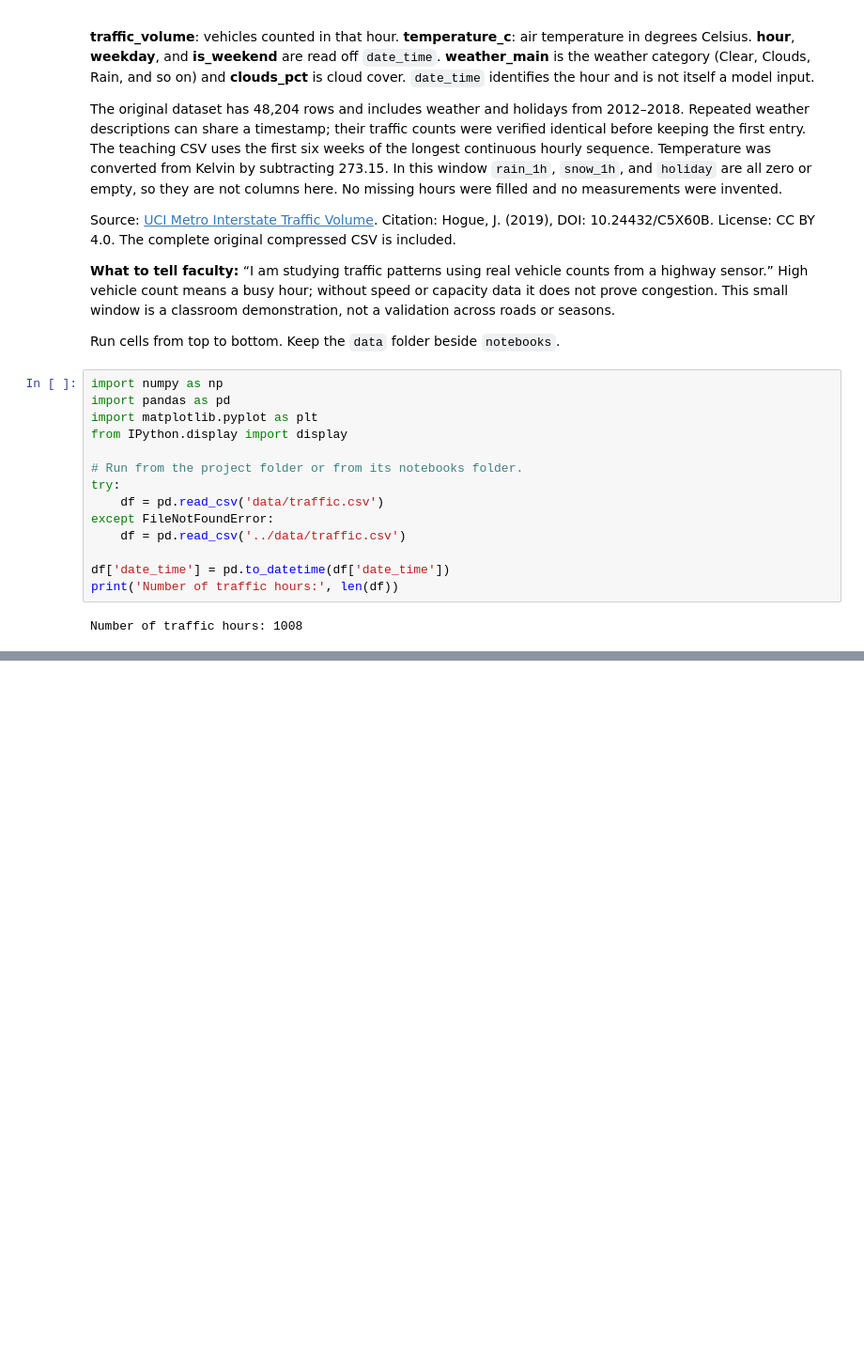
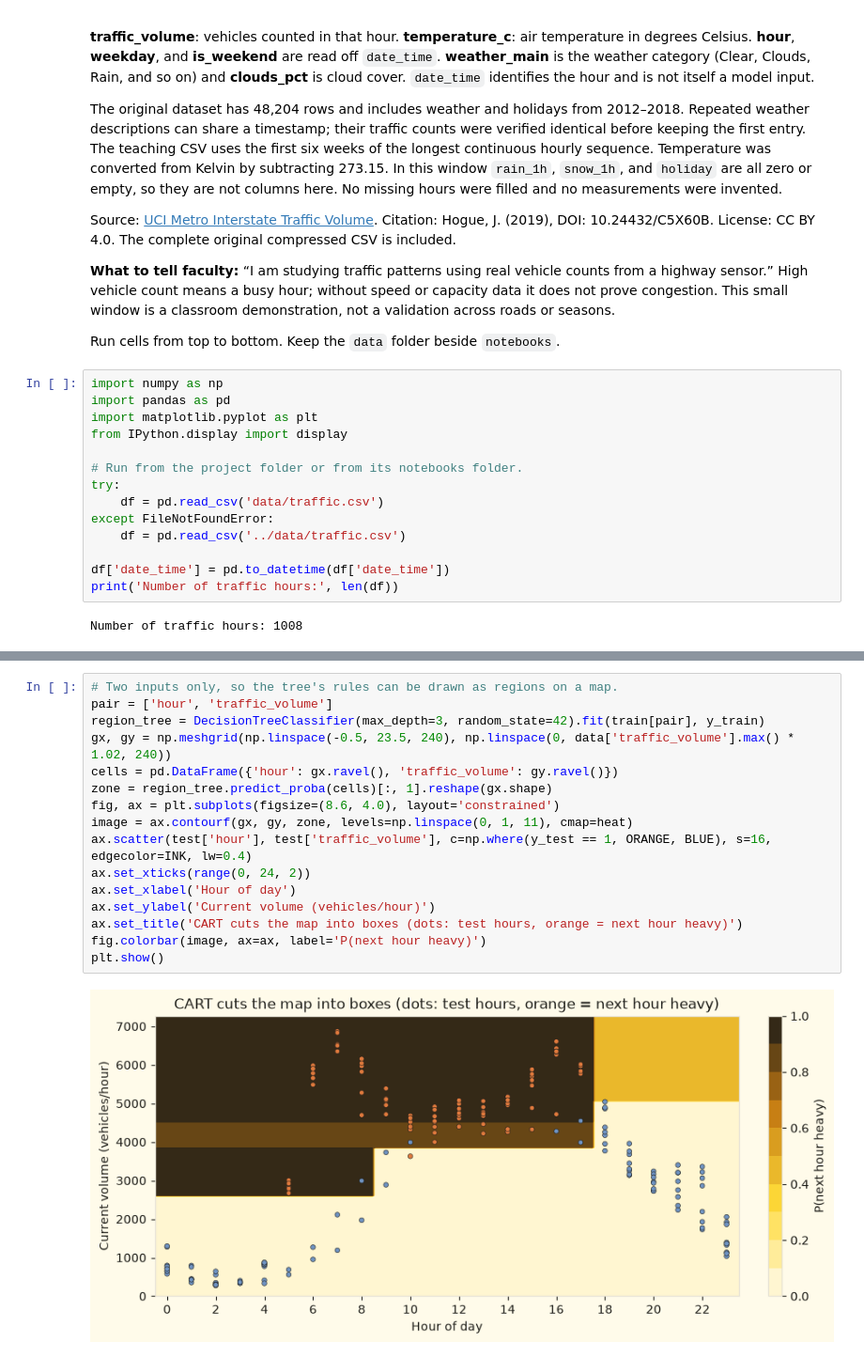
Before and after one commit to Skygazer1111/MLWeeklyProject, a Jupyter notebook: ml-lab/dist/notebooks/unit_5_combining_models.ipynb, the cells around one changed output, grey strips where cells are left out. Shown at 94% size. Saved outputs shown, nothing was run; the diff lists cells and outputs as text; blank space fills up the shorter version.

```diff
--- a/ml-lab/dist/notebooks/unit_5_combining_models.ipynb
+++ b/ml-lab/dist/notebooks/unit_5_combining_models.ipynb
@@ -127,0 +192,18 @@ A tree is one model; an ensemble combines several models. Compare the measured t
+# %%
+# Two inputs only, so the tree's rules can be drawn as regions on a map.
+pair = ['hour', 'traffic_volume']
+region_tree = DecisionTreeClassifier(max_depth=3, random_state=42).fit(train[pair], y_train)
+gx, gy = np.meshgrid(np.linspace(-0.5, 23.5, 240), np.linspace(0, data['traffic_volume'].max() * 1.02, 240))
+cells = pd.DataFrame({'hour': gx.ravel(), 'traffic_volume': gy.ravel()})
+zone = region_tree.predict_proba(cells)[:, 1].reshape(gx.shape)
+fig, ax = plt.subplots(figsize=(8.6, 4.0), layout='constrained')
+image = ax.contourf(gx, gy, zone, levels=np.linspace(0, 1, 11), cmap=heat)
+ax.scatter(test['hour'], test['traffic_volume'], c=np.where(y_test == 1, ORANGE, BLUE), s=16, edgecolor=INK, lw=0.4)
+ax.set_xticks(range(0, 24, 2))
+ax.set_xlabel('Hour of day')
+ax.set_ylabel('Current volume (vehicles/hour)')
+ax.set_title('CART cuts the map into boxes (dots: test hours, orange = next hour heavy)')
+fig.colorbar(image, ax=ax, label='P(next hour heavy)')
+plt.show()
+# %% [output]
+[figure, added]
```
Also changed, not shown: parts of 33 cells of this notebook, 18 other files.
